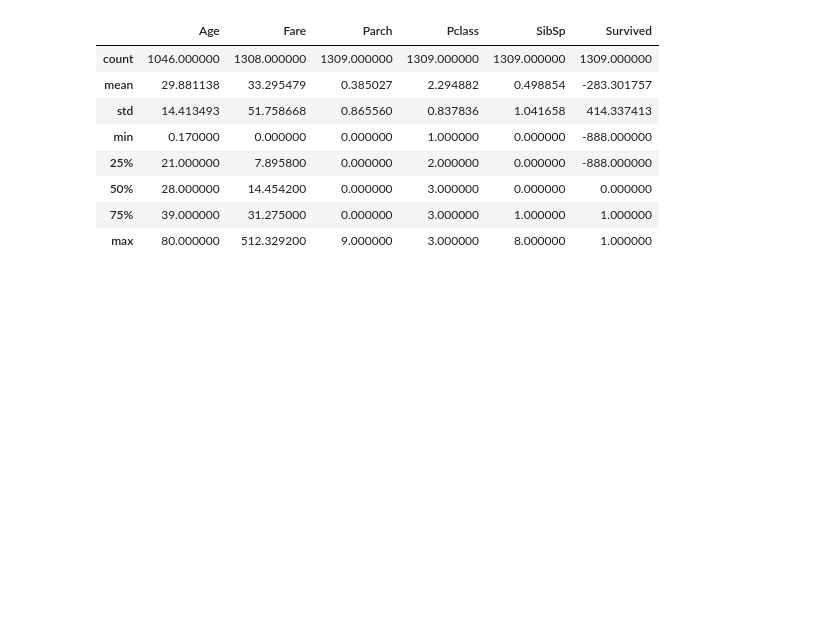
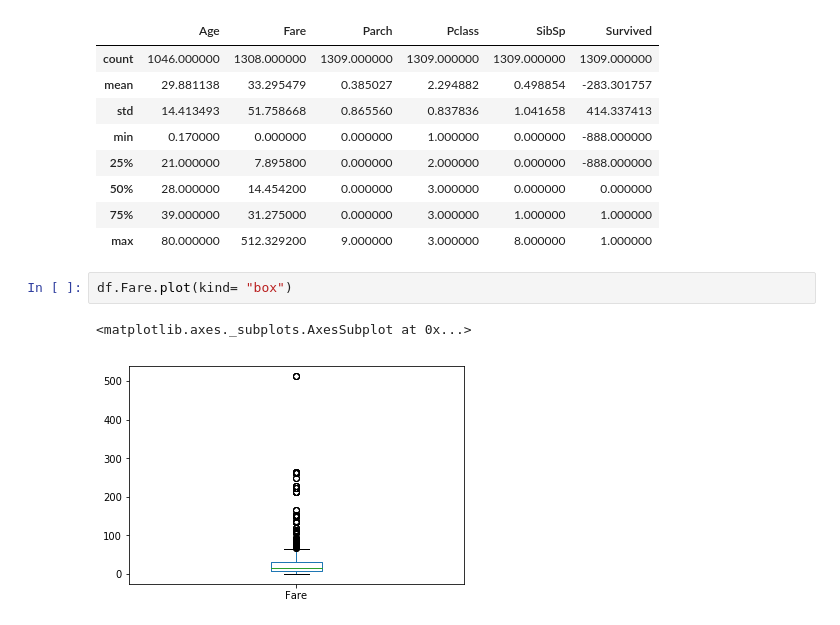
Before and after one commit to rahulkhanna2/titanic, a Jupyter notebook: notebooks/Exploring Processing Data.ipynb, the cells around one changed output. Drawn from its saved outputs; the diff is of its cells as text; blank space fills up the shorter version.

```diff
--- a/notebooks/Exploring Processing Data.ipynb
+++ b/notebooks/Exploring Processing Data.ipynb
@@ -171,3 +171,8 @@ df.describe()
 | 50% | 28.000000 | 14.454200 | 0.000000 | 3.000000 | 0.000000 | 0.000000 |
 | 75% | 39.000000 | 31.275000 | 0.000000 | 3.000000 | 1.000000 | 1.000000 |
 | max | 80.000000 | 512.329200 | 9.000000 | 3.000000 | 8.000000 | 1.000000 |
+# %%
+df.Fare.plot(kind= "box")
+# %% [output]
+<matplotlib.axes._subplots.AxesSubplot at 0x...>
+[figure, added]
```
Also changed, not shown: parts of 42 cells of this notebook.
